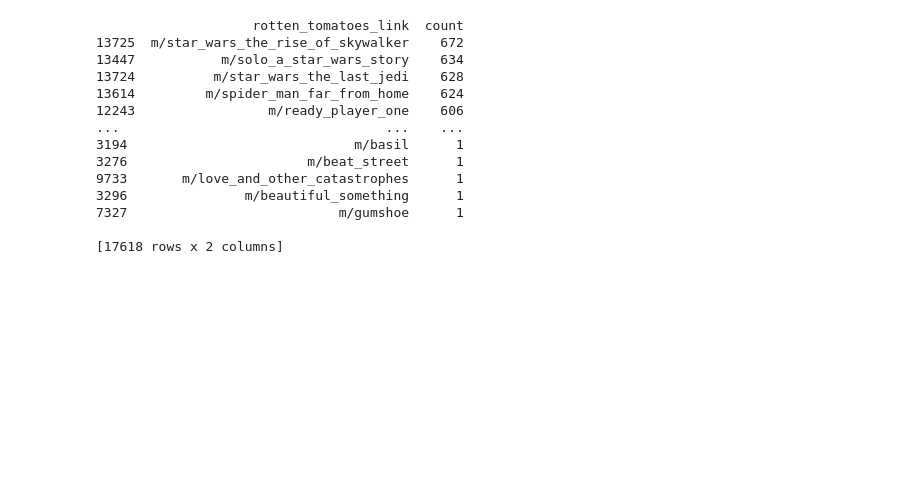
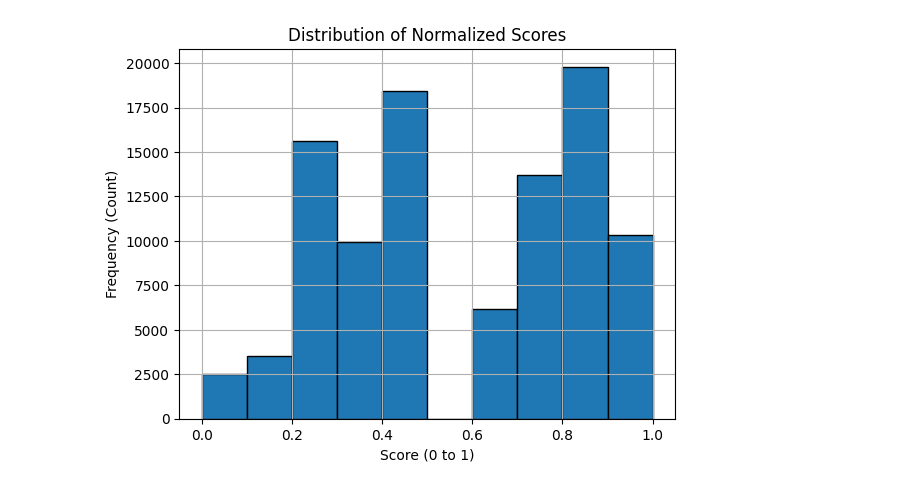
Before and after one commit to YasserKa/Sentiment_Analysis, a Jupyter notebook: exploratory.ipynb, the cells around one changed output. Cells and saved outputs as stored; diff of their text form; code cells hidden in the pictures; blank space fills up the shorter version.

```diff
--- a/exploratory.ipynb
+++ b/exploratory.ipynb
@@ -173,34 +167,0 @@ Mean accuracy: 0.7533000000000001
-# %%
-# Visualization
-
-df_ = pd.merge(
-    df_reviews,
-    df_movies,
-    left_on="rotten_tomatoes_link",
-    right_on="rotten_tomatoes_link",
-    how="inner",
-)
-
-
-df__ = (
-    df_.groupby("rotten_tomatoes_link")
-    .size()
-    .reset_index(name="count")
-    .sort_values("count", ascending=False)
-)
-print(df__)
-# %% [output]
-                    rotten_tomatoes_link  count
-13725  m/star_wars_the_rise_of_skywalker    672
-13447           m/solo_a_star_wars_story    634
-13724          m/star_wars_the_last_jedi    628
-13614         m/spider_man_far_from_home    624
-12243                 m/ready_player_one    606
-...                                  ...    ...
-3194                             m/basil      1
-3276                       m/beat_street      1
-9733       m/love_and_other_catastrophes      1
-3296               m/beautiful_something      1
-7327                           m/gumshoe      1
-
-[17618 rows x 2 columns]
@@ -246,0 +168,20 @@ print(result)
+# %%
+import pandas as pd
+
+df_reviews_subset = pd.read_csv(
+    "./data/processed/rotten_tomatoes_critic_reviews_subset.csv"
+)
+df_reviews_subset = pd.read_csv(
+    "./data/processed/rotten_tomatoes_critic_reviews_subset.csv"
+)
+# %%
+
+import matplotlib.pyplot as plt
+
+df_reviews_subset["score_norm"].hist(bins=10, edgecolor="black")
+plt.title("Distribution of Normalized Scores")
+plt.xlabel("Score (0 to 1)")
+plt.ylabel("Frequency (Count)")
+plt.show()
+# %% [output]
+[figure, added]
```
Also changed, not shown: parts of 21 cells of this notebook, 14 other files.
